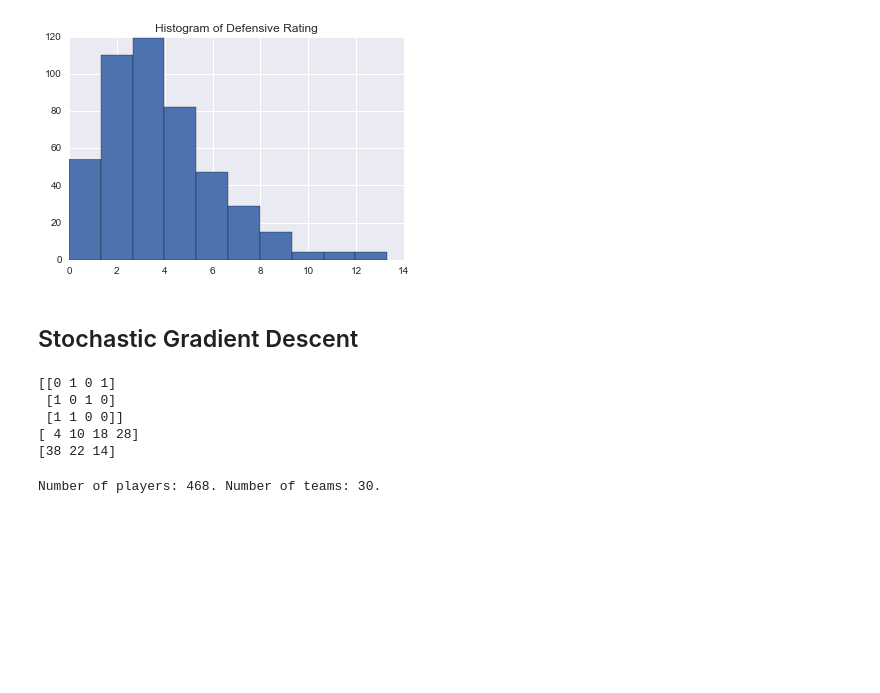
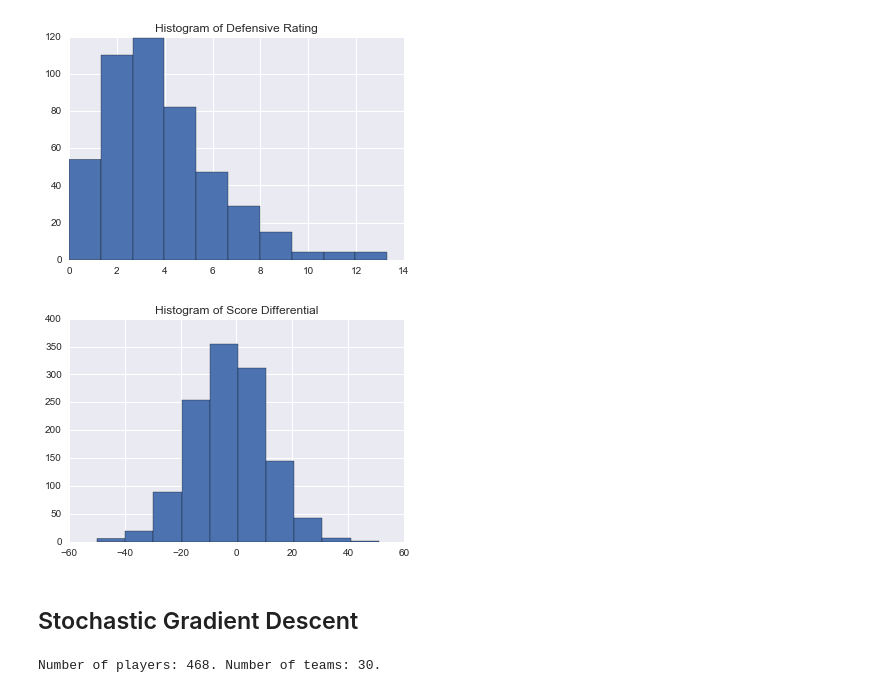
Before and after one commit to AM207Fantasy/am207, a Jupyter notebook: sgd.ipynb, the cells around one changed output. Cells and saved outputs as stored; diff of their text form; code cells hidden in the pictures; blank space fills up the shorter version.

```diff
--- a/sgd.ipynb
+++ b/sgd.ipynb
@@ -109,21 +131,15 @@ plt.show()
 [figure]
 # %%
 game_diff = game_outcomes['diff'].values
+# %%
+plt.hist(game_diff)
+plt.title("Histogram of Score Differential")
+plt.savefig("figure/score-diff.pdf")
+plt.show()
+# %% [output]
+[figure, added]
 # %% [markdown]
 ## Stochastic Gradient Descent
-# %%
-test_x = np.array([1,2,3,4])
-test_b = np.array([4, 5, 6, 7])
-mask = np.array([[0, 1, 0, 1], [1, 0, 1, 0], [1, 1, 0, 0]])
-print(mask)
-print(test_x * test_b)
-print(np.dot(mask, test_x * test_b))
-# %% [output]
-[[0 1 0 1]
- [1 0 1 0]
- [1 1 0 0]]
-[ 4 10 18 28]
-[38 22 14]
 # %%
 host_lineup_arr = np.array(host_team_line_up)
 guest_lineup_arr = np.array(guest_team_line_up)
```
Also changed, not shown: parts of 35 cells of this notebook.
